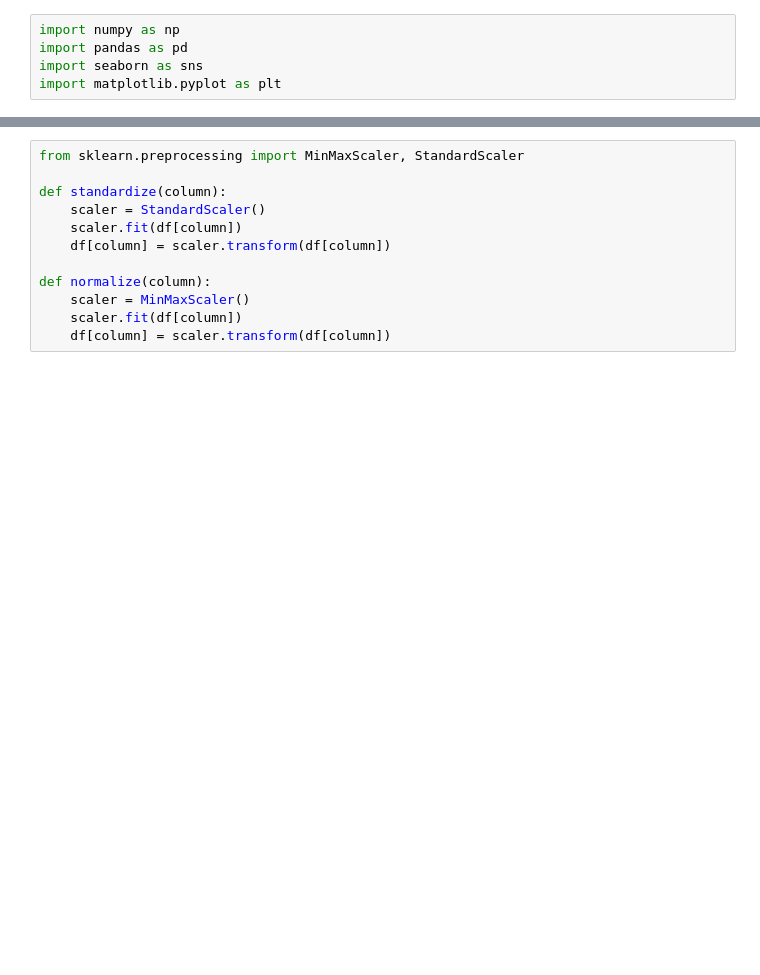
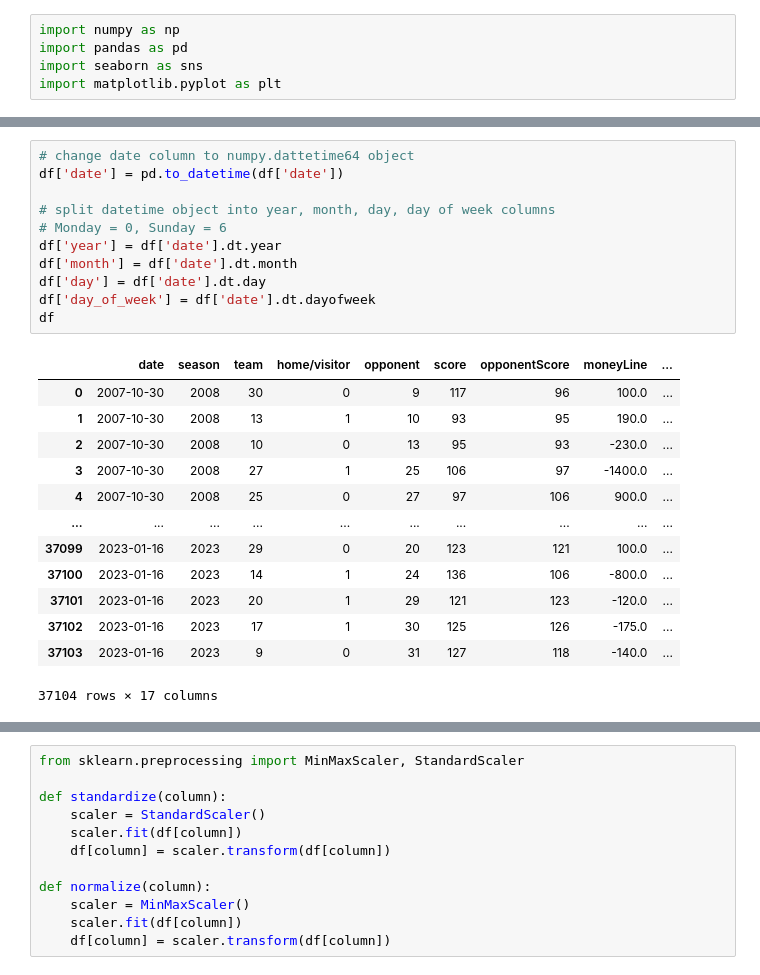
Before and after one commit to Char1iee/NBA_Odds_Analysis, a Jupyter notebook: preprocess.ipynb, the cells around one changed output, grey strips where cells are left out. Cells and saved outputs as stored; diff of their text form; blank space fills up the shorter version.

```diff
--- a/preprocess.ipynb
+++ b/preprocess.ipynb
@@ -51,0 +105,25 @@ df
+# %%
+# change date column to numpy.dattetime64 object
+df['date'] = pd.to_datetime(df['date'])
+
+# split datetime object into year, month, day, day of week columns
+# Monday = 0, Sunday = 6
+df['year'] = df['date'].dt.year
+df['month'] = df['date'].dt.month
+df['day'] = df['date'].dt.day
+df['day_of_week'] = df['date'].dt.dayofweek
+df
+# %% [output]
+|  | date | season | team | home/visitor | opponent | score | opponentScore | moneyLine | ... |
+| 0 | 2007-10-30 | 2008 | 30 | 0 | 9 | 117 | 96 | 100.0 | ... |
+| 1 | 2007-10-30 | 2008 | 13 | 1 | 10 | 93 | 95 | 190.0 | ... |
+| 2 | 2007-10-30 | 2008 | 10 | 0 | 13 | 95 | 93 | -230.0 | ... |
+| 3 | 2007-10-30 | 2008 | 27 | 1 | 25 | 106 | 97 | -1400.0 | ... |
+| 4 | 2007-10-30 | 2008 | 25 | 0 | 27 | 97 | 106 | 900.0 | ... |
+| ... | ... | ... | ... | ... | ... | ... | ... | ... | ... |
+| 37099 | 2023-01-16 | 2023 | 29 | 0 | 20 | 123 | 121 | 100.0 | ... |
+| 37100 | 2023-01-16 | 2023 | 14 | 1 | 24 | 136 | 106 | -800.0 | ... |
+| 37101 | 2023-01-16 | 2023 | 20 | 1 | 29 | 121 | 123 | -120.0 | ... |
+| 37102 | 2023-01-16 | 2023 | 17 | 1 | 30 | 125 | 126 | -175.0 | ... |
+| 37103 | 2023-01-16 | 2023 | 9 | 0 | 31 | 127 | 118 | -140.0 | ... |
+37104 rows × 17 columns
```
Also changed, not shown: parts of 8 cells of this notebook.
